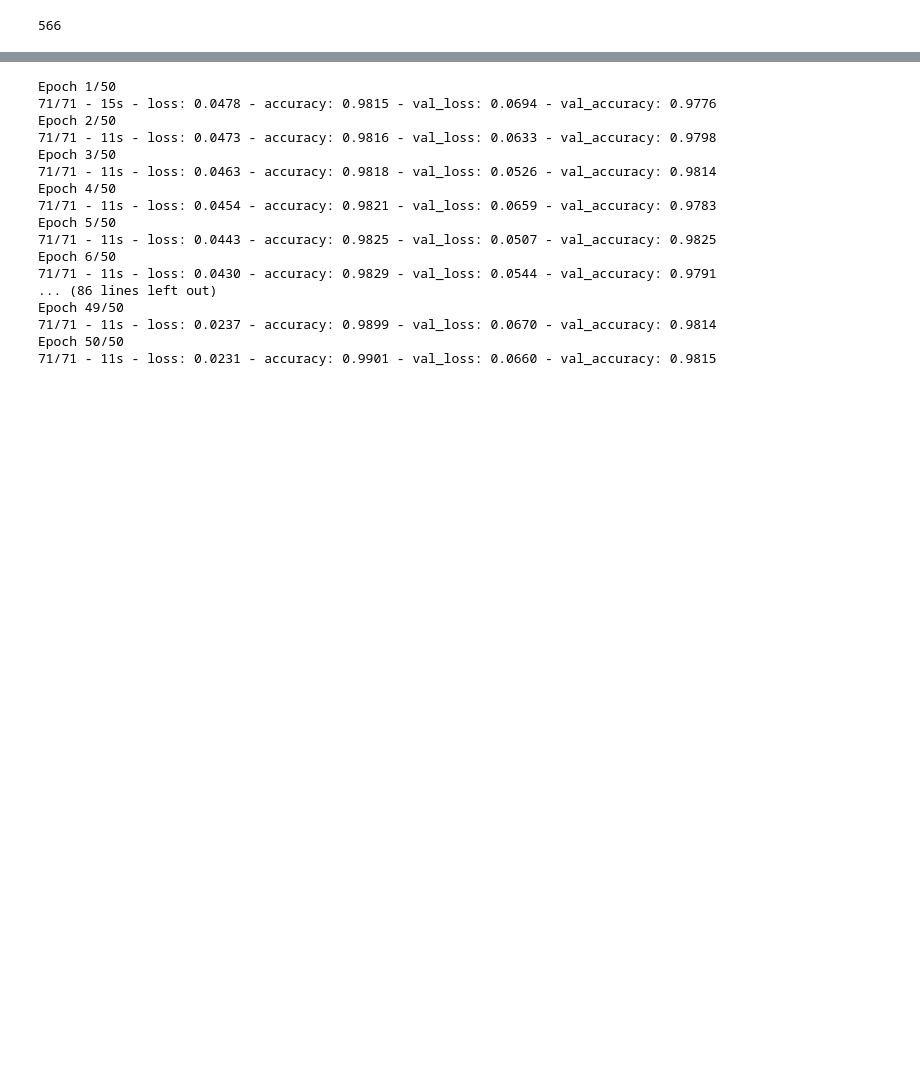
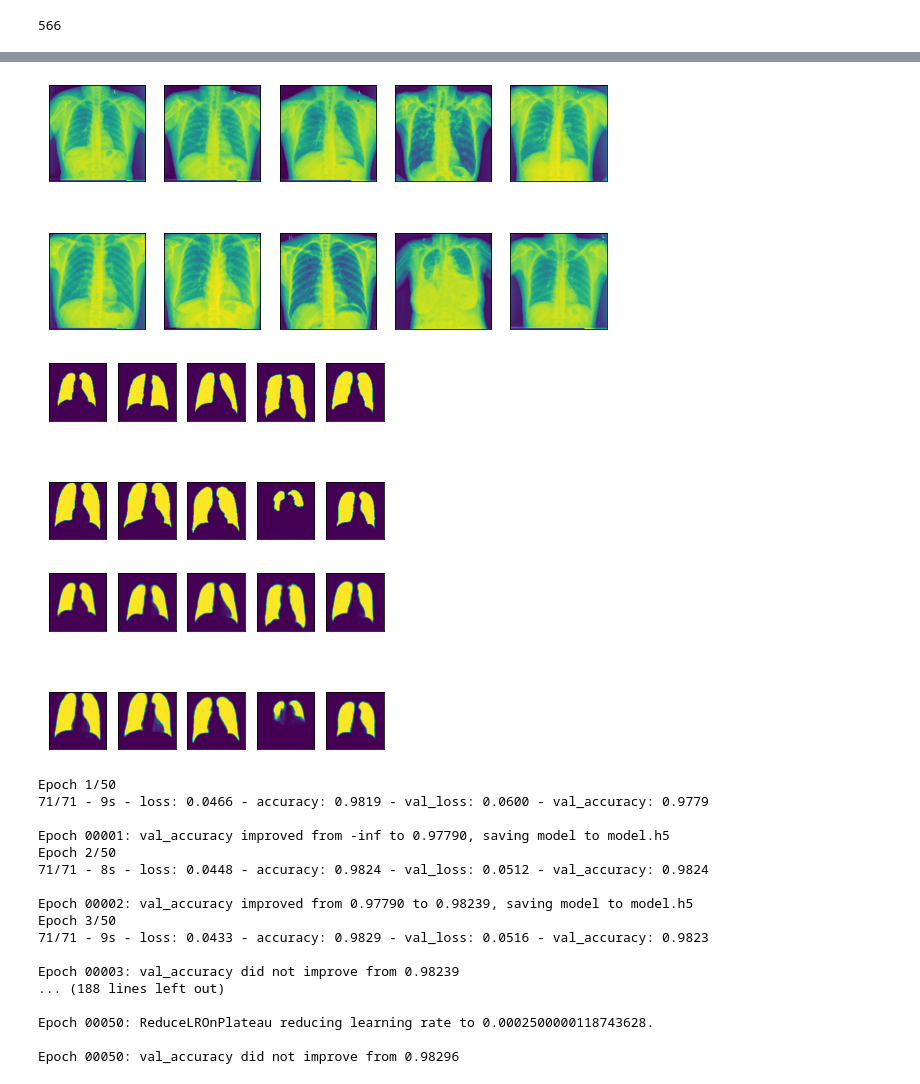
Before and after one commit to TevfikaTuran/LungClassifier, a Jupyter notebook: createMask.ipynb, the cells around one changed output, grey strips where cells are left out. Drawn from its saved outputs; the diff is of its cells as text; code cells hidden in the pictures; blank space fills up the shorter version.

```diff
--- a/createMask.ipynb
+++ b/createMask.ipynb
@@ -245,2 +237,8 @@ show_random_examples(X_test, y_test_m, preds)
+# %%
+show_random_examples(X_test, y_test_m, preds)
+# %% [output]
+[figure, added]
+[figure, added]
+[figure, added]
 # %%
 from tensorflow.keras.callbacks import ReduceLROnPlateau
@@ -256,24 +254,24 @@ h2 = model.fit(
     epochs=50, batch_size=16,
     shuffle=True,
     verbose=2,
-    callbacks=[learning_rate_decay]
+    callbacks=callbacks
 )
 # %% [output]
 Epoch 1/50
-71/71 - 15s - loss: 0.0478 - accuracy: 0.9815 - val_loss: 0.0694 - val_accuracy: 0.9776
+71/71 - 9s - loss: 0.0466 - accuracy: 0.9819 - val_loss: 0.0600 - val_accuracy: 0.9779
+
+Epoch 00001: val_accuracy improved from -inf to 0.97790, saving model to model.h5
 Epoch 2/50
-71/71 - 11s - loss: 0.0473 - accuracy: 0.9816 - val_loss: 0.0633 - val_accuracy: 0.9798
+71/71 - 8s - loss: 0.0448 - accuracy: 0.9824 - val_loss: 0.0512 - val_accuracy: 0.9824
+
+Epoch 00002: val_accuracy improved from 0.97790 to 0.98239, saving model to model.h5
 Epoch 3/50
-71/71 - 11s - loss: 0.0463 - accuracy: 0.9818 - val_loss: 0.0526 - val_accuracy: 0.9814
-Epoch 4/50
-71/71 - 11s - loss: 0.0454 - accuracy: 0.9821 - val_loss: 0.0659 - val_accuracy: 0.9783
-Epoch 5/50
-71/71 - 11s - loss: 0.0443 - accuracy: 0.9825 - val_loss: 0.0507 - val_accuracy: 0.9825
-Epoch 6/50
-71/71 - 11s - loss: 0.0430 - accuracy: 0.9829 - val_loss: 0.0544 - val_accuracy: 0.9791
-... (86 lines left out)
-Epoch 49/50
-71/71 - 11s - loss: 0.0237 - accuracy: 0.9899 - val_loss: 0.0670 - val_accuracy: 0.9814
-Epoch 50/50
-71/71 - 11s - loss: 0.0231 - accuracy: 0.9901 - val_loss: 0.0660 - val_accuracy: 0.9815
+71/71 - 9s - loss: 0.0433 - accuracy: 0.9829 - val_loss: 0.0516 - val_accuracy: 0.9823
+
+Epoch 00003: val_accuracy did not improve from 0.98239
+... (188 lines left out)
+
+Epoch 00050: ReduceLROnPlateau reducing learning rate to 0.0002500000118743628.
+
+Epoch 00050: val_accuracy did not improve from 0.98296
 # %%
```
Also changed, not shown: parts of 14 cells of this notebook.
